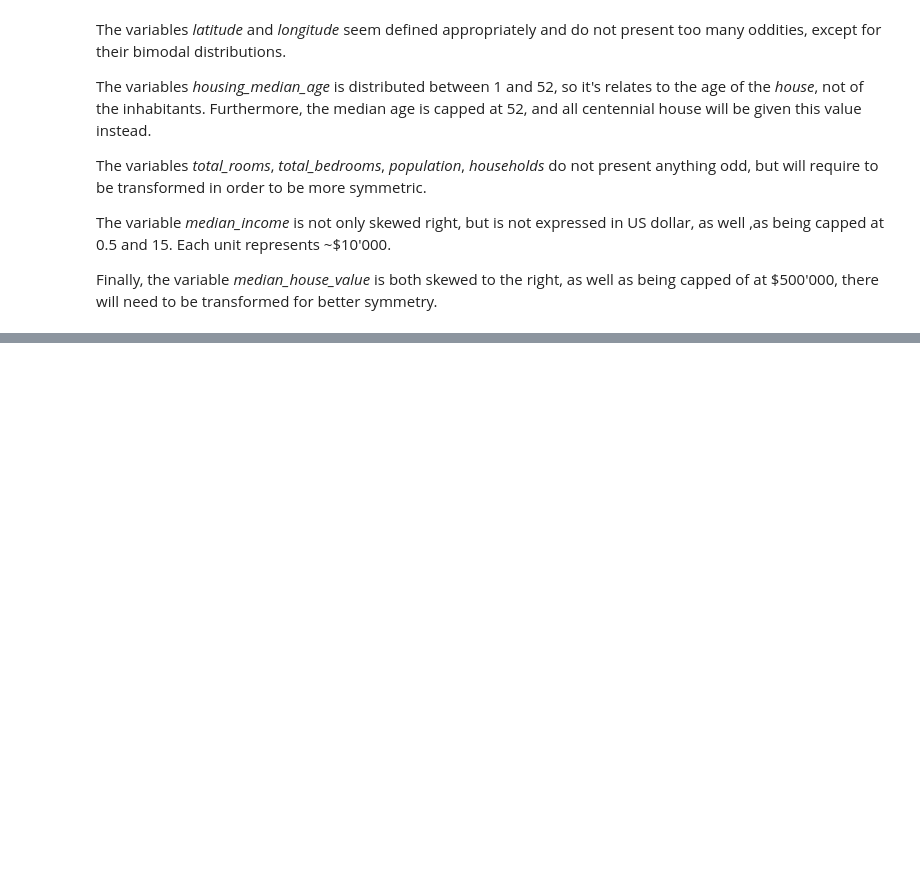
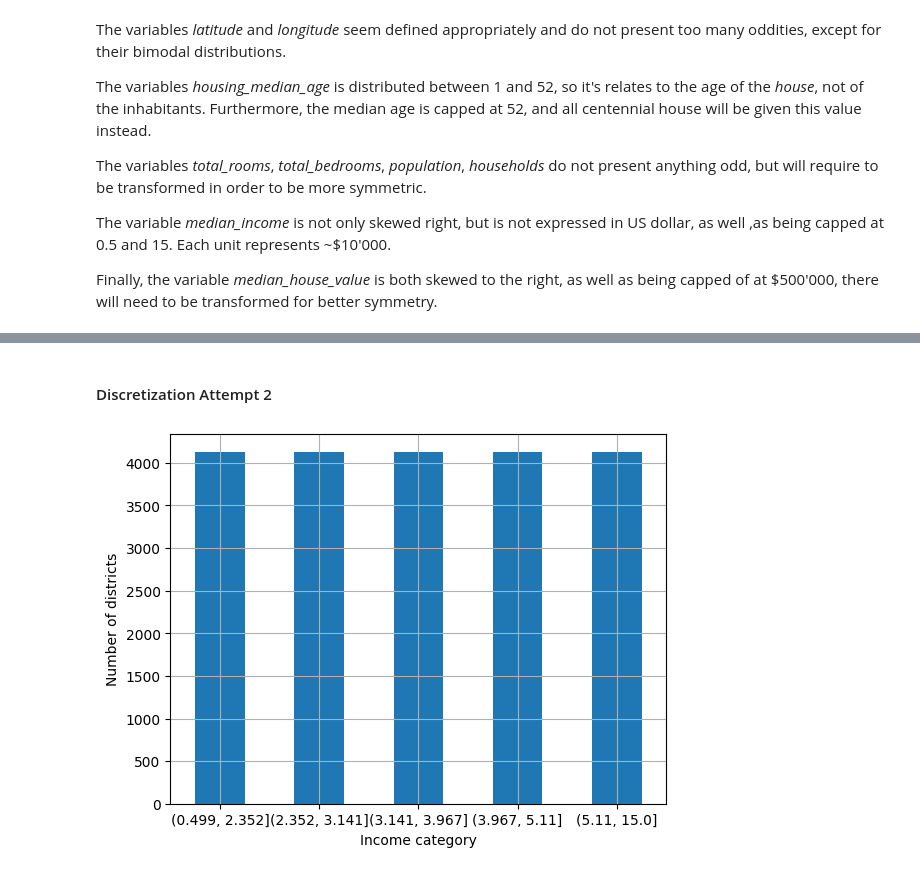
Before and after one commit to LucidOtter/MLLearning, a Jupyter notebook: 02_end2end_MLLearning.ipynb, the cells around one changed output, grey strips where cells are left out. Cells and saved outputs as stored; diff of their text form; code cells hidden in the pictures; blank space fills up the shorter version.

```diff
--- a/02_end2end_MLLearning.ipynb
+++ b/02_end2end_MLLearning.ipynb
@@ -69,0 +137,11 @@ According to experts, median income is a extremely important predictor of median
+# %% [markdown]
+#### Discretization Attempt 2
+# %%
+test_discret2 = pd.qcut(housing.median_income, 5)
+# Let's directly represent the distribution of my discretization to see what I got
+test_discret2.value_counts().sort_index().plot.bar(rot=0, grid=True)
+plt.xlabel("Income category")
+plt.ylabel("Number of districts")
+plt.show()
+# %% [output]
+[figure, added]
```
Also changed, not shown: parts of 15 cells of this notebook.
